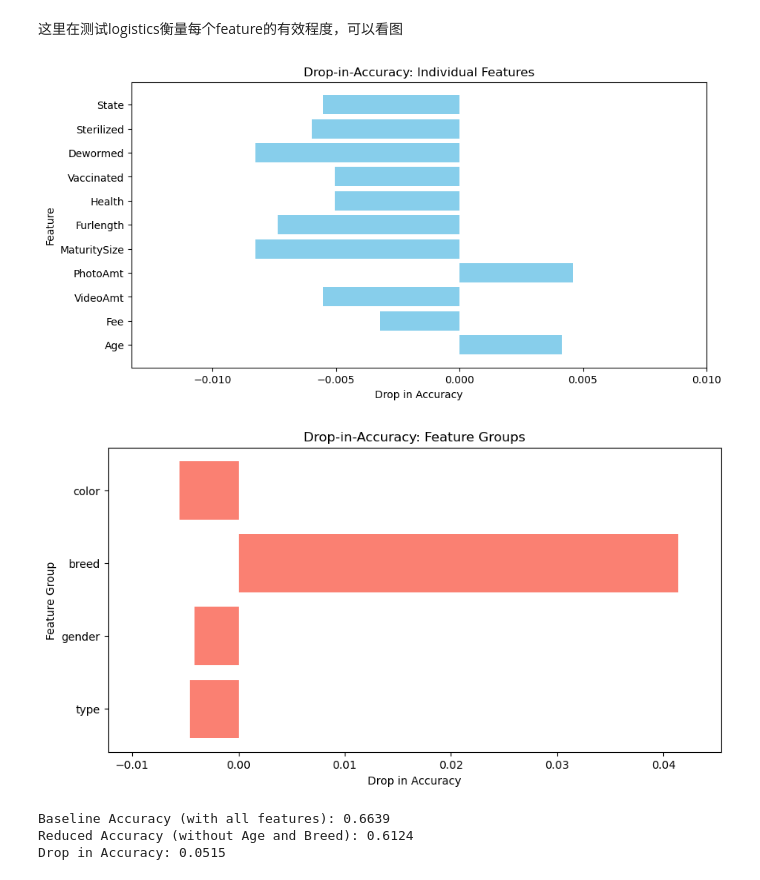
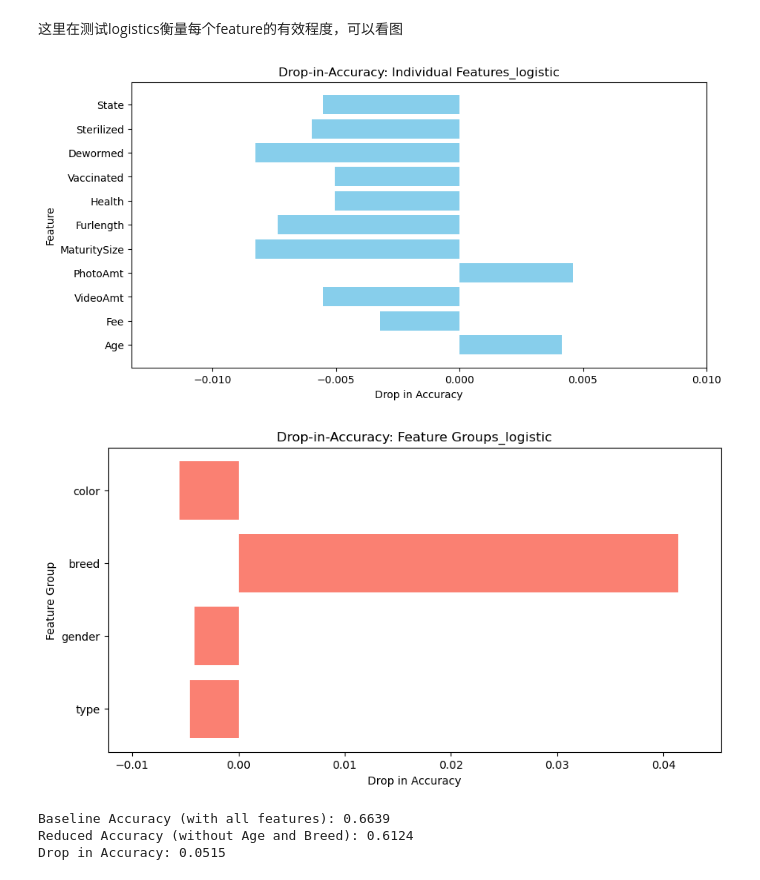
Before and after one commit to RosemarySu/ECE580project, a Jupyter notebook: train_model_modified.ipynb, the cells around one changed output. Cells and saved outputs as stored; diff of their text form; code cells hidden in the pictures.

```diff
--- a/train_model_modified.ipynb
+++ b/train_model_modified.ipynb
@@ -214,36 +234,36 @@ color: -0.0055
 # %%
 import matplotlib.pyplot as plt
 individual_results = [(f, d) for f, d in drop_in_accuracies if f.startswith("feature_")]
 group_results = [(g, d) for g, d in drop_in_accuracies if g in feature_groups]
 
 all_drops = [d for _, d in drop_in_accuracies]
 x_min, x_max = min(all_drops), max(all_drops)
 
 if individual_results:
     features, drops = zip(*individual_results)
     # print(features)
     features = ['Age', 'Fee', 'VideoAmt', 'PhotoAmt', 'MaturitySize', 'Furlength', 'Health', 'Vaccinated', 'Dewormed', 'Sterilized', 'State']
     plt.figure(figsize=(10, 5))
     plt.barh(features, drops, color='skyblue')
     plt.xlim(x_min-0.005, 0.01)  # Set consistent x-axis range
     plt.xlabel("Drop in Accuracy")
     plt.ylabel("Feature")
-    plt.title("Drop-in-Accuracy: Individual Features")
+    plt.title("Drop-in-Accuracy: Individual Features_logistic")
     plt.show()
 
 # Plot feature groups
 if group_results:
     groups, drops = zip(*group_results)
     plt.figure(figsize=(10, 5))
     plt.barh(groups, drops, color='salmon')
     plt.xlim(x_min-0.004, x_max+0.004)  # Set consistent x-axis range
     plt.xlabel("Drop in Accuracy")
     plt.ylabel("Feature Group")
-    plt.title("Drop-in-Accuracy: Feature Groups")
+    plt.title("Drop-in-Accuracy: Feature Groups_logistic")
     plt.show()
 # %% [output]
-[figure, old version]
+[figure, new version]
-[figure, old version]
+[figure, new version]
 # %%
 from sklearn.metrics import accuracy_score
 import numpy as np
```
Also changed, not shown: parts of 17 cells of this notebook.
